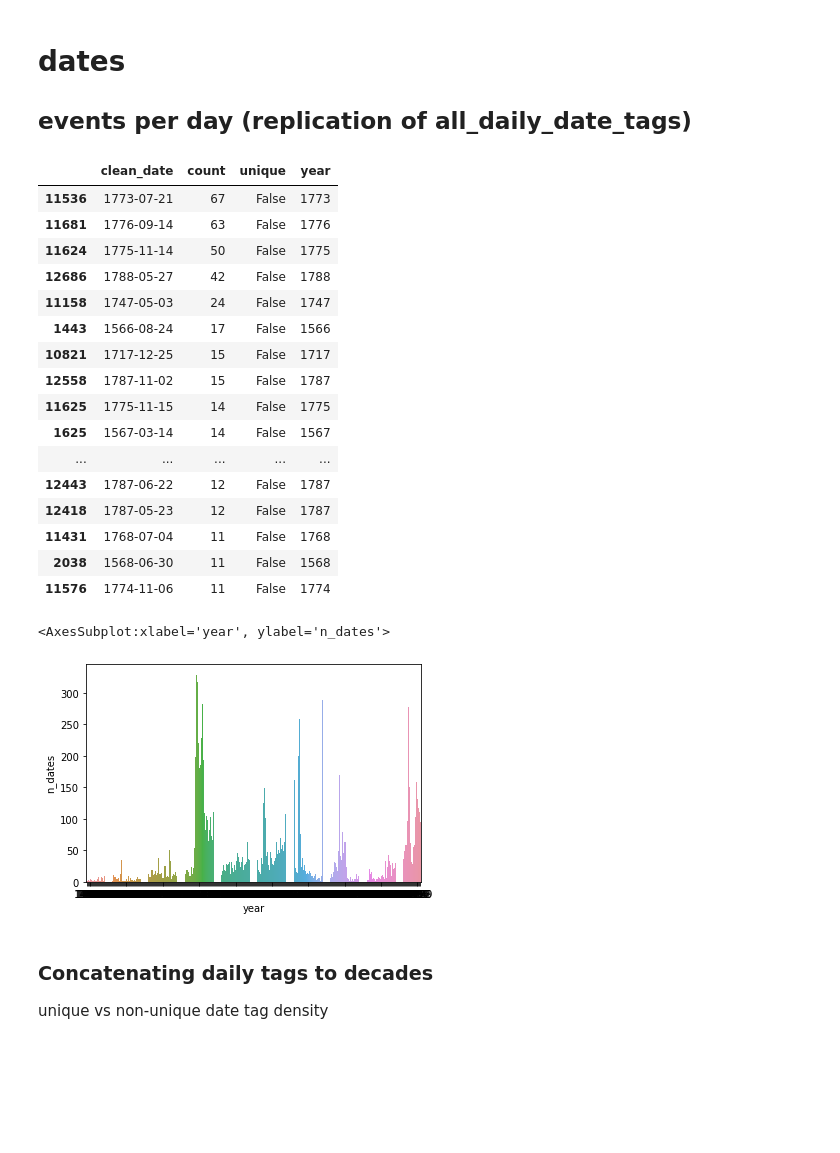
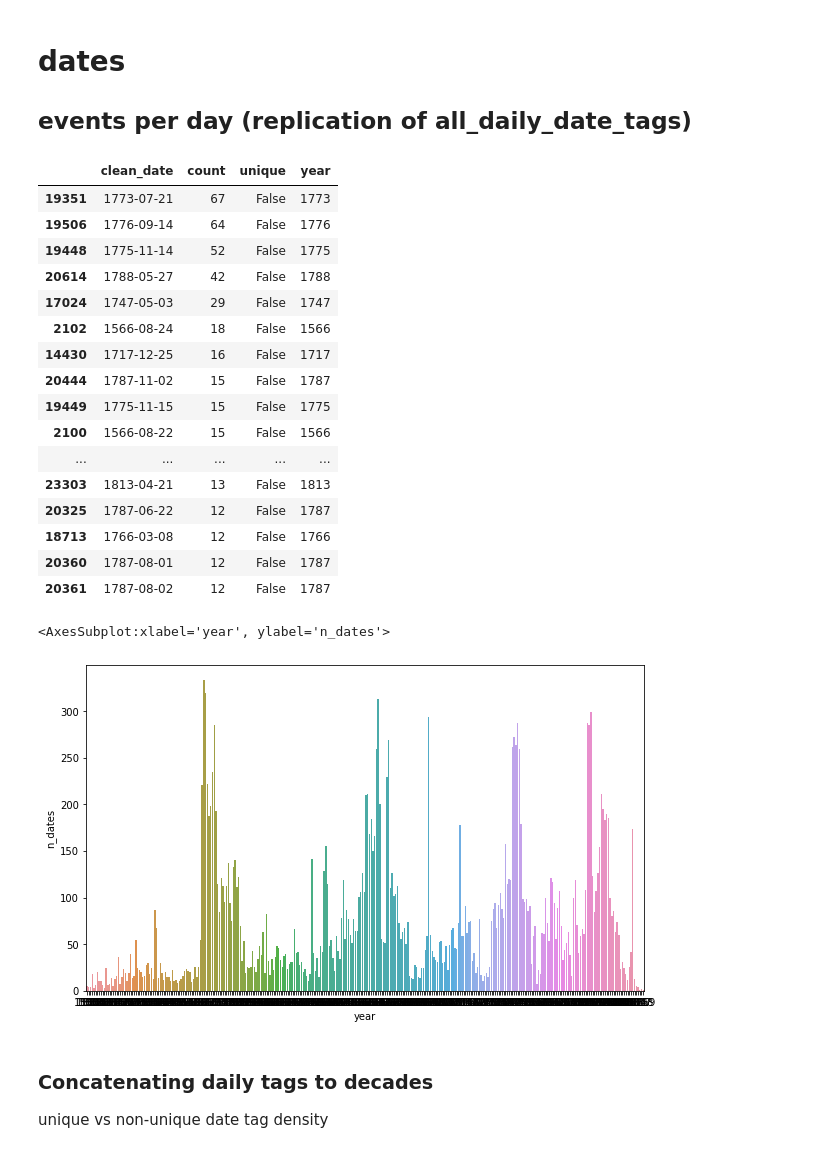
Before and after one commit to centre-for-humanities-computing/dutch-chronicles, a Jupyter notebook: notebooks/events_over_time.ipynb, the cells around one changed output. Saved outputs shown, nothing was run; the diff lists cells and outputs as text; code cells hidden in the pictures; blank space fills up the shorter version.

```diff
--- a/notebooks/events_over_time.ipynb
+++ b/notebooks/events_over_time.ipynb
@@ -14,12 +14,12 @@ import seaborn as sns
 import matplotlib.pyplot as plt
 # %%
 # import primitives
-path_primitives_daily = '../../corpus/primitives_220331/primitives_corrected_daily.ndjson'
+path_primitives_daily = '../../corpus/primitives_220503/primitives_corrected_daily.ndjson'
 with open(path_primitives_daily) as fin:
     primitives_daily = ndjson.load(fin)
 
 # crude prim
-path_primitives_all = '../../corpus/primitives_220331/primitives_corrected.ndjson'
+path_primitives_all = '../../corpus/primitives_220503/primitives_corrected.ndjson'
 with open(path_primitives_all) as fin:
     primitives_all = ndjson.load(fin)
 # %%
@@ -120,48 +121,49 @@ days['unique'] = [False if n > 1 else True for n in days['count'].tolist()]
 # extract year
 days['year'] = [int(re.match(r'\d{4}', tag).group(0)) for tag in days['clean_date'].tolist()]
 # get rid of ridiculous dates
-days = days.query('year >= 1400 & year < 1800')
+days = days.query('year >= 1500 & year < 1820')
 # %%
 days.sort_values('count', ascending=False).head(20)
 # %% [output]
 |  | clean_date | count | unique | year |
-| 11536 | 1773-07-21 | 67 | False | 1773 |
-| 11681 | 1776-09-14 | 63 | False | 1776 |
-| 11624 | 1775-11-14 | 50 | False | 1775 |
-| 12686 | 1788-05-27 | 42 | False | 1788 |
-| 11158 | 1747-05-03 | 24 | False | 1747 |
-| 1443 | 1566-08-24 | 17 | False | 1566 |
-| 10821 | 1717-12-25 | 15 | False | 1717 |
-| 12558 | 1787-11-02 | 15 | False | 1787 |
-| 11625 | 1775-11-15 | 14 | False | 1775 |
-| 1625 | 1567-03-14 | 14 | False | 1567 |
+| 19351 | 1773-07-21 | 67 | False | 1773 |
+| 19506 | 1776-09-14 | 64 | False | 1776 |
+| 19448 | 1775-11-14 | 52 | False | 1775 |
+| 20614 | 1788-05-27 | 42 | False | 1788 |
+| 17024 | 1747-05-03 | 29 | False | 1747 |
+| 2102 | 1566-08-24 | 18 | False | 1566 |
+| 14430 | 1717-12-25 | 16 | False | 1717 |
+| 20444 | 1787-11-02 | 15 | False | 1787 |
+| 19449 | 1775-11-15 | 15 | False | 1775 |
+| 2100 | 1566-08-22 | 15 | False | 1566 |
 | ... | ... | ... | ... | ... |
-| 12443 | 1787-06-22 | 12 | False | 1787 |
-| 12418 | 1787-05-23 | 12 | False | 1787 |
-| 11431 | 1768-07-04 | 11 | False | 1768 |
-| 2038 | 1568-06-30 | 11 | False | 1568 |
-| 11576 | 1774-11-06 | 11 | False | 1774 |
+| 23303 | 1813-04-21 | 13 | False | 1813 |
+| 20325 | 1787-06-22 | 12 | False | 1787 |
+| 18713 | 1766-03-08 | 12 | False | 1766 |
+| 20360 | 1787-08-01 | 12 | False | 1787 |
+| 20361 | 1787-08-02 | 12 | False | 1787 |
 # %%
 props_unique_yearly = []
 for year_tag, year_data in days.groupby('year'):
     n_records = len(year_data)
     proportion_unique = sum(year_data['unique']) / n_records
     props_unique_yearly.append({
         'year': year_tag,
         'n_dates': n_records,
         'proportion_unique': proportion_unique,
     })
 
 props_unique_yearly = pd.DataFrame(props_unique_yearly)
 
 # plot
+plt.figure(figsize=(10,6))
 sns.barplot(
     x=props_unique_yearly['year'],
     y=props_unique_yearly['n_dates']
 )
 # %% [output]
 <AxesSubplot:xlabel='year', ylabel='n_dates'>
-[figure, old version]
+[figure, new version]
 # %% [markdown]
 ### Concatenating daily tags to decades
 unique vs non-unique date tag density
```
Also changed, not shown: parts of 8 cells of this notebook, 1 other file.
